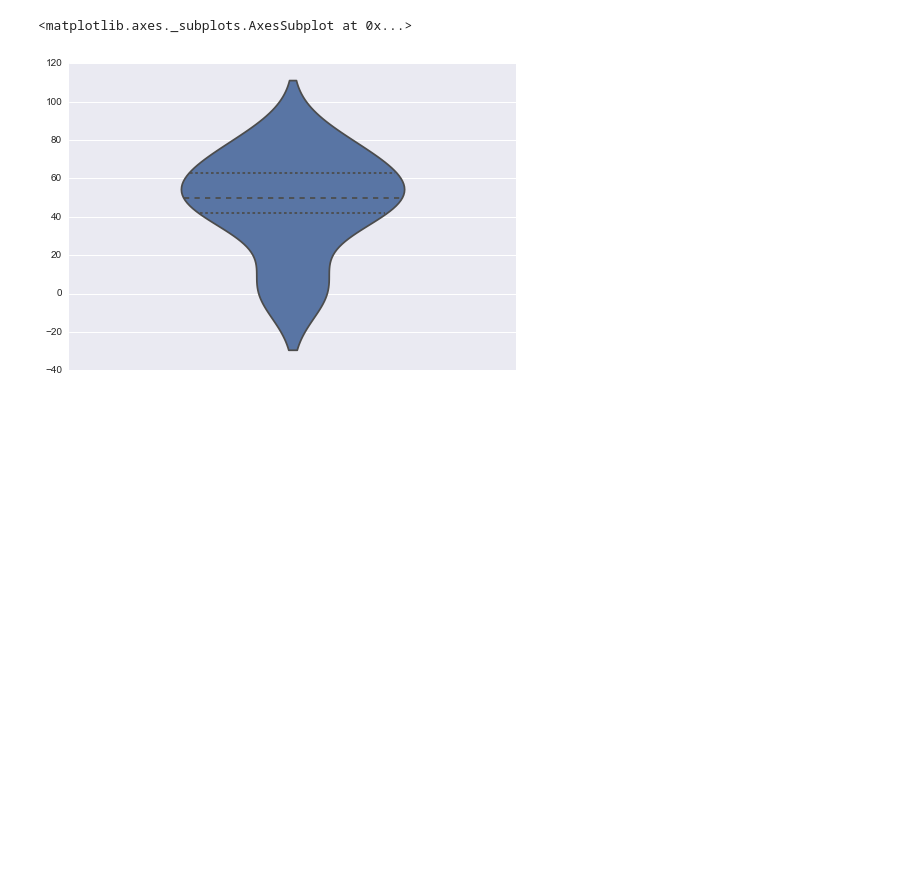
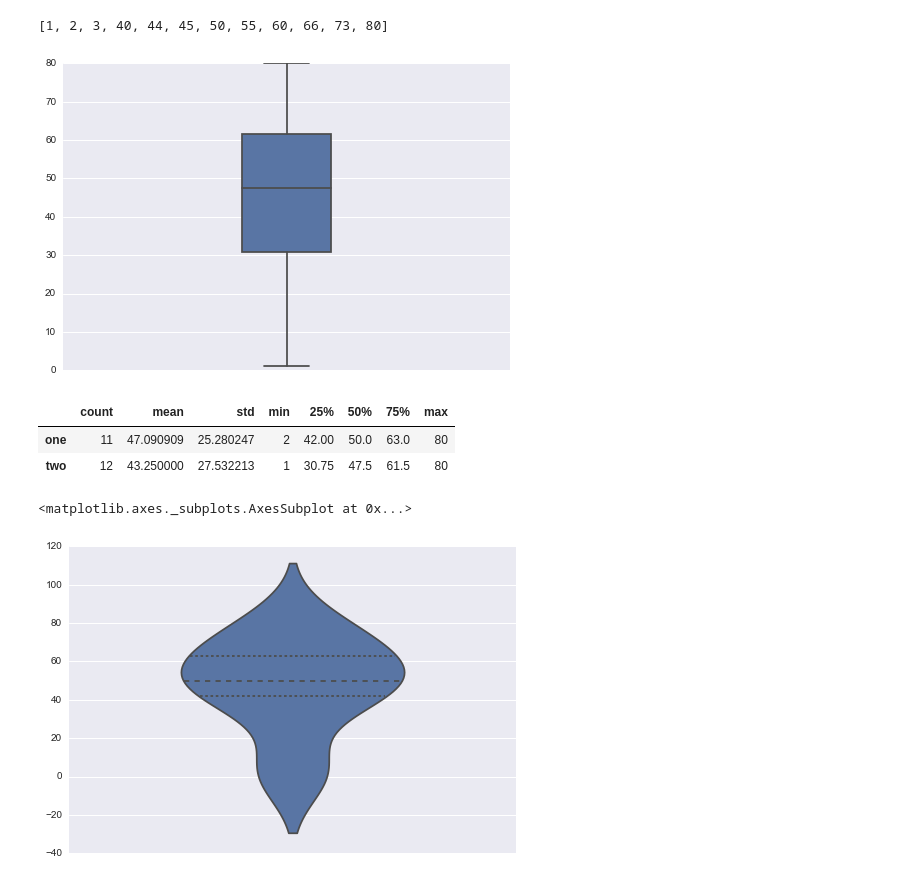
Before and after one commit to lloyd-dong/machine_learning, a Jupyter notebook: data_explorer/box-whisker.ipynb, the cells around one changed output. Cells and saved outputs as stored; diff of their text form; code cells hidden in the pictures; blank space fills up the shorter version.

```diff
--- a/data_explorer/box-whisker.ipynb
+++ b/data_explorer/box-whisker.ipynb
@@ -46,3 +63,21 @@ sns.boxplot(data,vert=True, width=0.2)
+# %%
+sns.boxplot(data_more,vert=True, width=0.2)
+print data_more
+# %% [output]
+[1, 2, 3, 40, 44, 45, 50, 55, 60, 66, 73, 80]
+[figure, added]
+# %%
+#data3=[13,13.5,13.8,13.9,14,14.6,14.8,15,15.2,15.4]
+#data_all=pd.DataFrame({'one':pd.Series(data0), 'two': pd.Series(data_more),'three': pd.Series(data3)})
+
+
+data_all=pd.DataFrame({'one':pd.Series(data0),
+                       'two': pd.Series(data0+[1])})
+data_all.describe().T
+# %% [output]
+|  | count | mean | std | min | 25% | 50% | 75% | max |
+| one | 11 | 47.090909 | 25.280247 | 2 | 42.00 | 50.0 | 63.0 | 80 |
+| two | 12 | 43.250000 | 27.532213 | 1 | 30.75 | 47.5 | 61.5 | 80 |
 # %%
 sns.violinplot(data,orient='v',inner='quartile',width=0.5)
 # %% [output]
```
Also changed, not shown: parts of 7 cells of this notebook.
